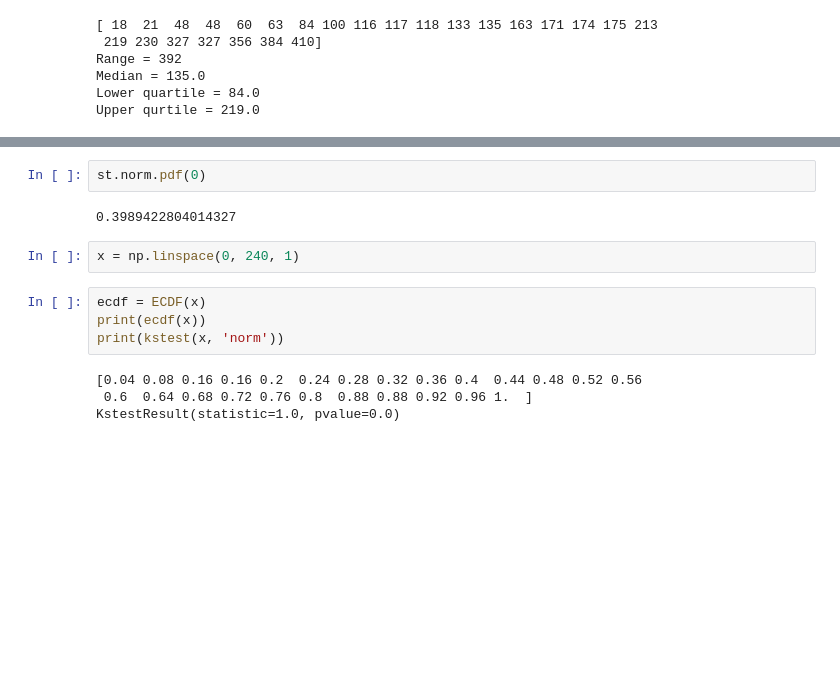
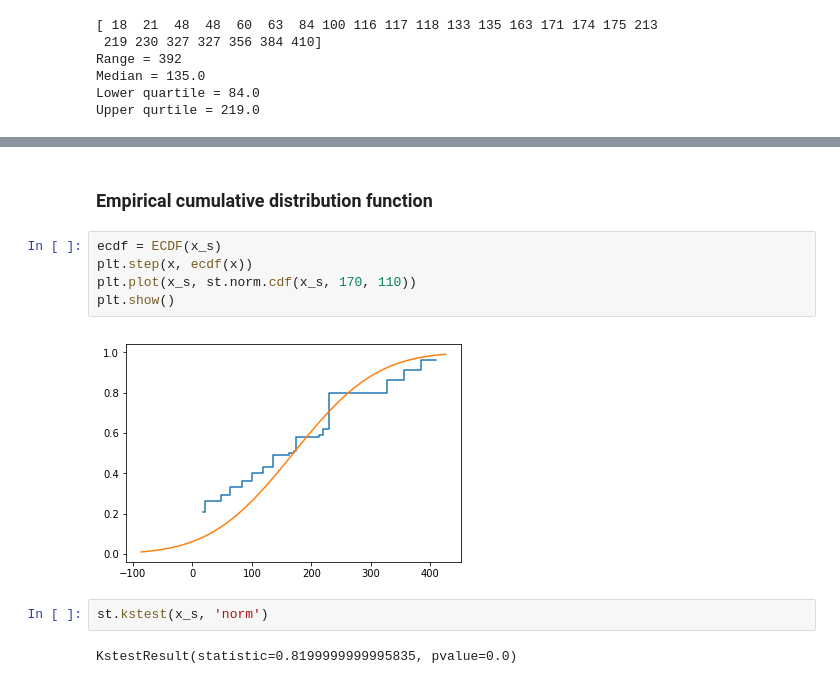
Before and after one commit to YarrDOpanas/uData, a Jupyter notebook: Statistics/DZ/dz1.ipynb, the cells around one changed output, grey strips where cells are left out. Drawn from its saved outputs; the diff is of its cells as text; blank space fills up the shorter version.

Commit message:
statistics. seminar 5

```diff
--- a/Statistics/DZ/dz1.ipynb
+++ b/Statistics/DZ/dz1.ipynb
@@ -29,14 +45,13 @@ print(uniform)
+# %% [markdown]
+### Empirical cumulative distribution function
+# %%
+ecdf = ECDF(x_s)
+plt.step(x, ecdf(x))
+plt.plot(x_s, st.norm.cdf(x_s, 170, 110))
+plt.show()
+# %% [output]
+[figure, added]
 # %%
-st.norm.pdf(0)
+st.kstest(x_s, 'norm')
 # %% [output]
-0.3989422804014327
+KstestResult(statistic=0.8199999999995835, pvalue=0.0)
-# %%
-x = np.linspace(0, 240, 1)
-# %%
-ecdf = ECDF(x)
-print(ecdf(x))
-print(kstest(x, 'norm'))
-# %% [output]
-[0.04 0.08 0.16 0.16 0.2  0.24 0.28 0.32 0.36 0.4  0.44 0.48 0.52 0.56
- 0.6  0.64 0.68 0.72 0.76 0.8  0.88 0.88 0.92 0.96 1.  ]
-KstestResult(statistic=1.0, pvalue=0.0)
```
Also changed, not shown: parts of 8 cells of this notebook, 2 other files.
